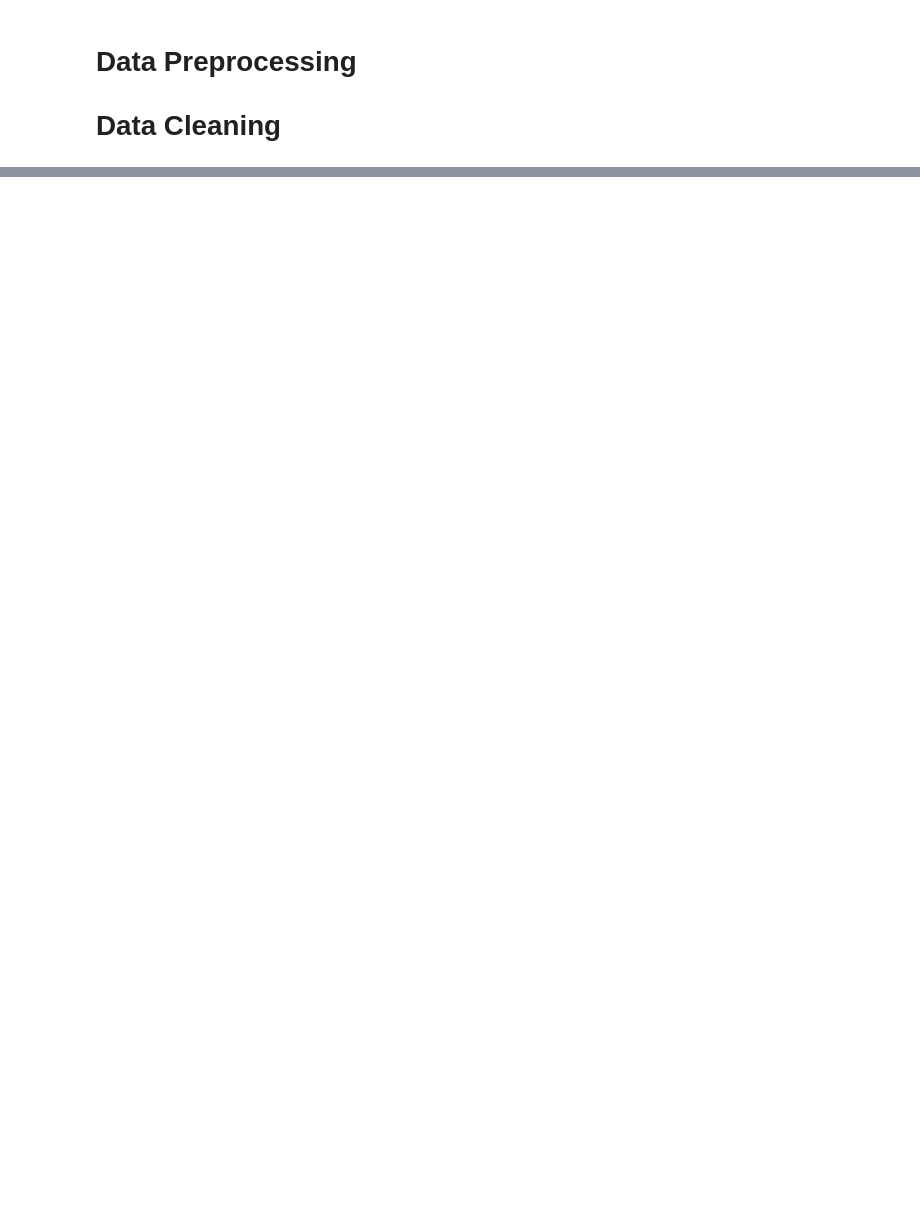
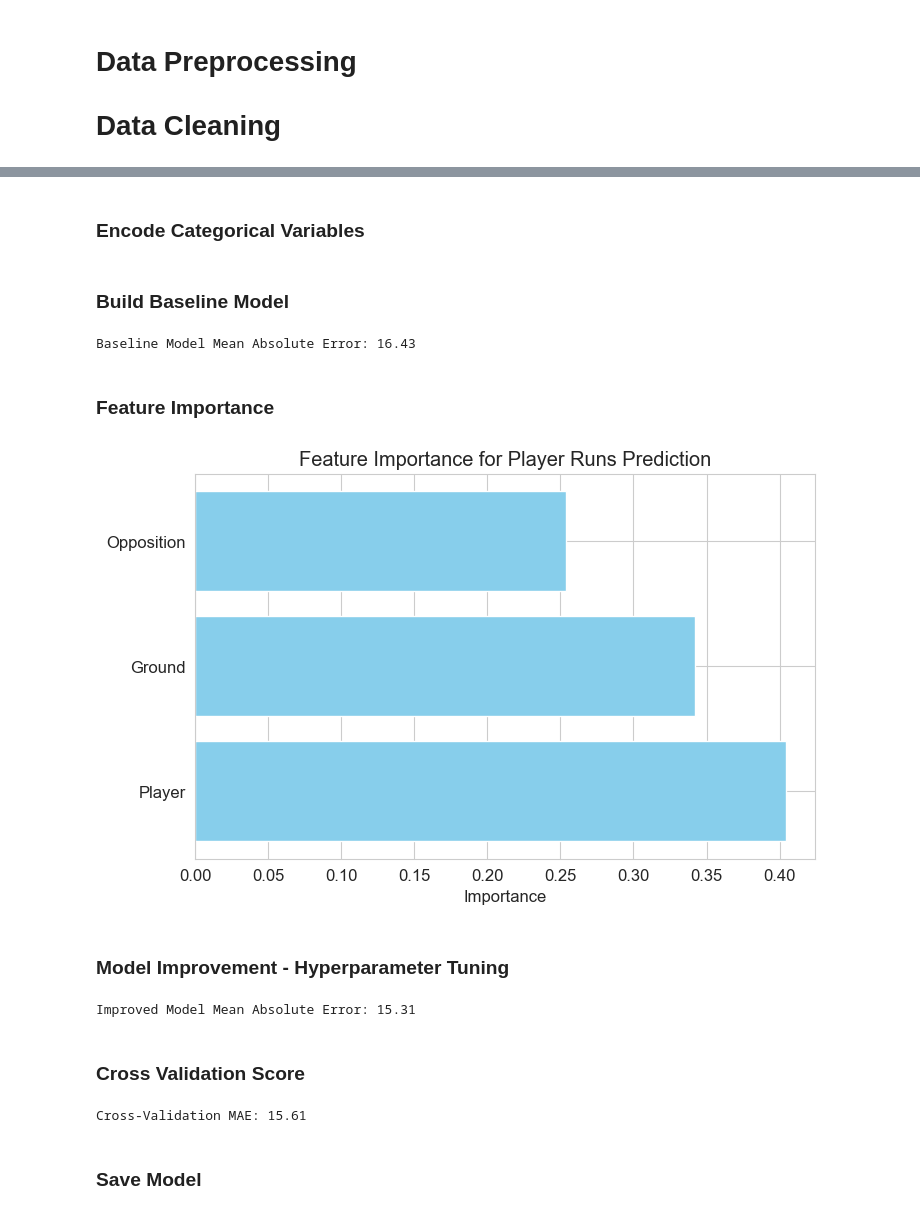
Before and after one commit to Neeljbf04/IPL, a Jupyter notebook: Score/Preprocess.ipynb, the cells around one changed output, grey strips where cells are left out. Saved outputs shown, nothing was run; the diff lists cells and outputs as text; code cells hidden in the pictures; blank space fills up the shorter version.

```diff
--- a/Score/Preprocess.ipynb
+++ b/Score/Preprocess.ipynb
@@ -71,0 +461,18 @@ None
+# %%
+# Merge batting with match info to get Ground and Opposition
+batting = batting.merge(matches[['ID', 'Ground', 'Team1', 'Team2']], left_on='MatchID', right_on='ID', how='left')
+
+# Create Opposition
+def get_opposition(row):
+    return row['Team2'] if row['Team'] == row['Team1'] else row['Team1']
+
+batting['Opposition'] = batting.apply(get_opposition, axis=1)
+
+# Select final columns
+batting_model_data = batting[['Player', 'Ground', 'Opposition', 'Runs']].dropna()
+
+# Convert Runs to numeric
+batting_model_data['Runs'] = pd.to_numeric(batting_model_data['Runs'], errors='coerce')
+batting_model_data = batting_model_data.dropna()
+# %% [markdown]
+### Encode Categorical Variables
@@ -71,0 +500,59 @@ None
+# %% [markdown]
+###  Build Baseline Model
+# %%
+# Features and Target
+X = batting_model_data[['Player_enc', 'Ground_enc', 'Opposition_enc']]
+y = batting_model_data['Runs']
+
+# Train-test split
+X_train, X_test, y_train, y_test = train_test_split(X, y, test_size=0.2, random_state=42)
+
+# Model training
+model = RandomForestRegressor(n_estimators=100, random_state=42)
+model.fit(X_train, y_train)
+
+# Model evaluation
+y_pred = model.predict(X_test)
+mae = mean_absolute_error(y_test, y_pred)
+print(f"Baseline Model Mean Absolute Error: {mae:.2f}")
+# %% [output]
+Baseline Model Mean Absolute Error: 16.43
+# %% [markdown]
+### Feature Importance
+# %%
+# Feature Importance
+feature_importances = model.feature_importances_
+
+features = ['Player', 'Ground', 'Opposition']
+
+# Plot
+plt.figure(figsize=(8,5))
+plt.barh(features, feature_importances, color='skyblue')
+plt.xlabel('Importance')
+plt.title('Feature Importance for Player Runs Prediction')
+plt.show()
+# %% [output]
+[figure, added]
+# %% [markdown]
+### Model Improvement - Hyperparameter Tuning
+# %%
+# Improved Model
+model_improved = RandomForestRegressor(n_estimators=200, max_depth=10, random_state=42)
+model_improved.fit(X_train, y_train)
+
+# Evaluation
+y_pred_improved = model_improved.predict(X_test)
+mae_improved = mean_absolute_error(y_test, y_pred_improved)
+print(f"Improved Model Mean Absolute Error: {mae_improved:.2f}")
+# %% [output]
+Improved Model Mean Absolute Error: 15.31
+# %% [markdown]
+### Cross Validation Score
+# %%
+# Cross-validation
+cv_scores = cross_val_score(model_improved, X, y, cv=5, scoring='neg_mean_absolute_error')
+print(f"Cross-Validation MAE: {-cv_scores.mean():.2f}")
+# %% [output]
+Cross-Validation MAE: 15.61
+# %% [markdown]
+###  Save Model
```
Also changed, not shown: parts of 37 cells of this notebook.
